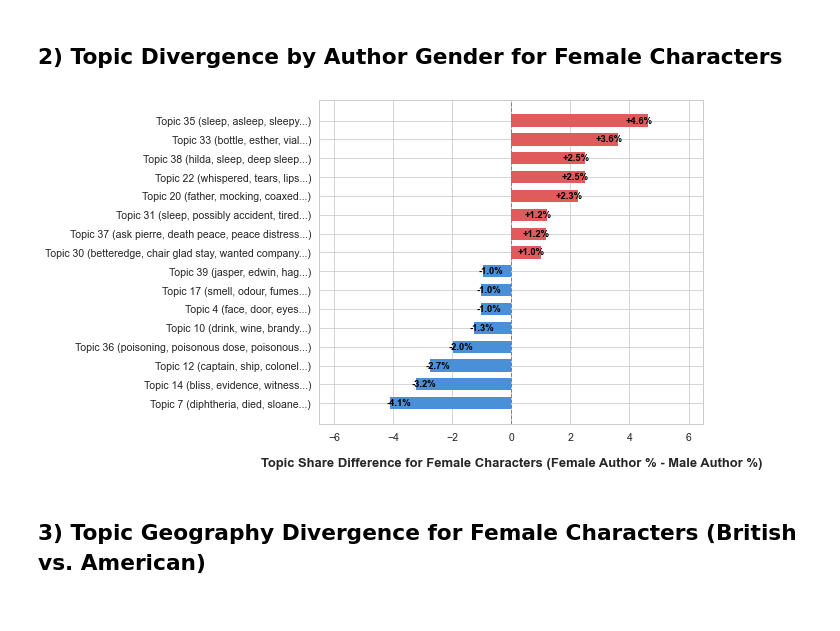
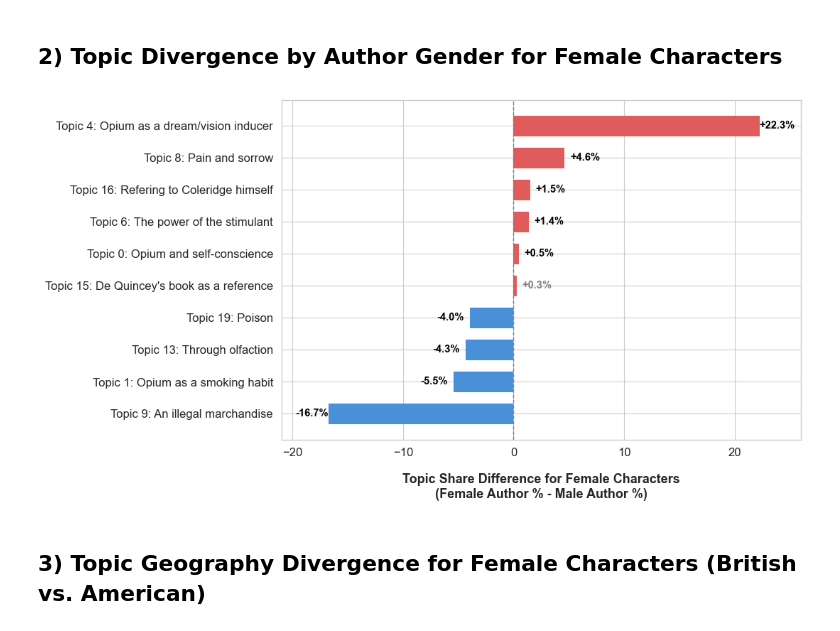
Before and after one commit to eglantine-vialaneix/opium-gutenberg, a Jupyter notebook: code/3_analysis/topic_modelling_figures.ipynb, the cells around one changed output. Cells and saved outputs as stored; diff of their text form; code cells hidden in the pictures.

```diff
--- a/code/3_analysis/topic_modelling_figures.ipynb
+++ b/code/3_analysis/topic_modelling_figures.ipynb
@@ -46,30 +50,30 @@ df_assigned = df_assigned[df_assigned['bertopic_topic'] != -1]  # Exclude outlie
 
 df_gender_clean = df_assigned[df_assigned['Assigned_Gender_Group'].isin(['Male', 'Female'])]
 pivot_gender = df_gender_clean.pivot(index='topic_label', columns='Assigned_Gender_Group', values='topic_share').fillna(0)
-pivot_gender['diff'] = (pivot_gender['Male'] - pivot_gender['Female']) * 100
+pivot_gender['diff'] = (pivot_gender['Female'] - pivot_gender['Male']) * 100
 
 top_male = pivot_gender.sort_values('diff', ascending=False).head(8)
 top_female = pivot_gender.sort_values('diff', ascending=True).head(8)
 divergence_df = pd.concat([top_male, top_female]).sort_values('diff', ascending=False)
 
-divergence_df.index = [format_topic_label(label) for label in divergence_df.index]
+#divergence_df.index = [format_topic_label(label) for label in divergence_df.index]
 
-fig, ax = plt.subplots(figsize=(9.5, 5.5))
-colors = ['#4A90D9' if val >= 0 else '#E05B5B' for val in divergence_df['diff']]
+fig, ax = plt.subplots(figsize=(11, 6))
+colors = [female_color if val >= 0 else male_color for val in divergence_df['diff']]
 bars = ax.barh(divergence_df.index, divergence_df['diff'], color=colors, edgecolor='none', height=0.65)
 
 ax.axvline(0, color='gray', linestyle='--', linewidth=1)
-ax.set_xlabel('Topic Share Difference (Male Character % - Female Character %)', fontsize=12, fontweight='bold', labelpad=10)
+ax.set_xlabel('Topic Share Difference (Female Character % - Male Character %)', fontsize=12, fontweight='bold', labelpad=10)
 ax.invert_yaxis()
-ax.set_xlim(-16.5, 16.5)
-ax.tick_params(axis='both', which='major', labelsize=10.5)
+ax.set_xlim(-24, 29)
+ax.tick_params(axis='both', which='major', labelsize=12)
 
 for bar in bars:
     width = bar.get_width()
     align = 'left' if width < 0 else 'right'
-    offset = -0.4 if width < 0 else 0.4
+    offset = -3.2 if width < 0 else 3.3
     ax.text(width + offset, bar.get_y() + bar.get_height()/2, f"{width:+.1f}%",
-            va='center', ha=align, fontsize=9.5, fontweight='semibold',
+            va='center', ha=align, fontsize=10.5, fontweight='semibold',
             color='black' if abs(width) > 0.5 else 'gray')
 
 plt.tight_layout()
@@ -81,54 +85,60 @@ plt.show()
 ## 2) Topic Divergence by Author Gender for Female Characters
 # %%
 df_raw = pd.read_csv('../../data/topic_modelling/final_model/sentence_context_bertopic_tuned_final_document_topics.csv')
-df_summary = pd.read_csv('../../data/topic_modelling/final_model/sentence_context_bertopic_tuned_final_topic_summary.csv')
-
 df_raw["Author_Gender_Group"] = df_raw["Author Gender"].fillna("Unknown").replace("", "Unknown").astype(str).str.strip().str.lower()
 df_raw["Assigned_Gender_Group"] = df_raw["Assigned_Gender"].fillna("Unknown").replace("", "Unknown").astype(str).str.strip()
 
-topic_to_label = df_summary.set_index('bertopic_topic')['top_terms'].to_dict()
+SELECTED_TOPIC_LABELS = {
+    0: "Topic 0: Opium and self-conscience",
+    1: "Topic 1: Opium as a smoking habit",
+    4: "Topic 4: Opium as a dream/vision inducer",
+    6: "Topic 6: The power of the stimulant",
+    8: "Topic 8: Pain and sorrow",
+    9: "Topic 9: An illegal marchandise",
+    13: "Topic 13: Through olfaction",
+    15: "Topic 15: De Quincey's book as a reference",
+    16: "Topic 16: Refering to Coleridge himself",
+    19: "Topic 19: Poison",
+}
 
 df_female_author = df_raw[
     (df_raw["Assigned_Gender_Group"] == "Female") &
-    (df_raw["bertopic_topic"] != -1) &
+    (df_raw["bertopic_topic"].isin(SELECTED_TOPIC_LABELS)) &
     (df_raw["Author_Gender_Group"].isin(["male", "female"]))
 ].copy()
 
-df_female_author['topic_label'] = df_female_author['bertopic_topic'].map(lambda t: f"{t}: {topic_to_label.get(t, '')}")
+df_female_author['topic_label'] = df_female_author['bertopic_topic'].map(SELECTED_TOPIC_LABELS)
 
 grouped_author = df_female_author.groupby(['Author_Gender_Group', 'topic_label']).size().unstack(fill_value=0)
 totals_author = df_female_author.groupby('Author_Gender_Group').size()
 shares_author = (grouped_author.div(totals_author, axis=0) * 100).T
 shares_author['diff'] = shares_author['female'] - shares_author['male']
 
-top_female_author = shares_author.sort_values('diff', ascending=False).head(8)
-top_male_author = shares_author.sort_values('diff', ascending=True).head(8)
-author_df = pd.concat([top_female_author, top_male_author]).sort_values('diff', ascending=False)
+author_df = shares_author.sort_values('diff', ascending=False)
 
-author_df.index = [format_topic_label(label) for label in author_df.index]
-
-fig, ax = plt.subplots(figsize=(9.5, 5.5))
-colors = ['#E05B5B' if val >= 0 else '#4A90D9' for val in author_df['diff']]
+fig, ax = plt.subplots(figsize=(11, 6))
+colors = [female_color if val >= 0 else male_color for val in author_df['diff']]
 bars = ax.barh(author_df.index, author_df['diff'], color=colors, edgecolor='none', height=0.65)
 
 ax.axvline(0, color='gray', linestyle='--', linewidth=1)
-ax.set_xlabel('Topic Share Difference for Female Characters (Female Author % - Male Author %)', fontsize=13, fontweight='bold', labelpad=15)
+ax.set_xlabel('Topic Share Difference for Female Characters\n(Female Author % - Male Author %)', fontsize=13, fontweight='bold', labelpad=15)
 ax.invert_yaxis()
-ax.set_xlim(-6.5, 6.5)
-ax.tick_params(axis='both', which='major', labelsize=10.5)
+max_abs_diff = author_df['diff'].abs().max()
+ax.set_xlim(-21, 26)
+ax.tick_params(axis='both', which='major', labelsize=12)
 
 for bar in bars:
     width = bar.get_width()
     align = 'left' if width < 0 else 'right'
-    offset = -0.15 if width < 0 else 0.15
+    offset = -3 if width < 0 else 3.2
     ax.text(width + offset, bar.get_y() + bar.get_height()/2, f"{width:+.1f}%",
-            va='center', ha=align, fontsize=9.5, fontweight='semibold',
+            va='center', ha=align, fontsize=10.5, fontweight='semibold',
             color='black' if abs(width) > 0.3 else 'gray')
 
 plt.tight_layout()
 plt.savefig('../../data/snippets/topic_author_divergence.png', dpi=200, bbox_inches='tight')
 plt.show()
 # %% [output]
-[figure, old version]
+[figure, new version]
 # %% [markdown]
 ## 3) Topic Geography Divergence for Female Characters (British vs. American)
```
Also changed, not shown: parts of 9 cells of this notebook, 39 other files.
